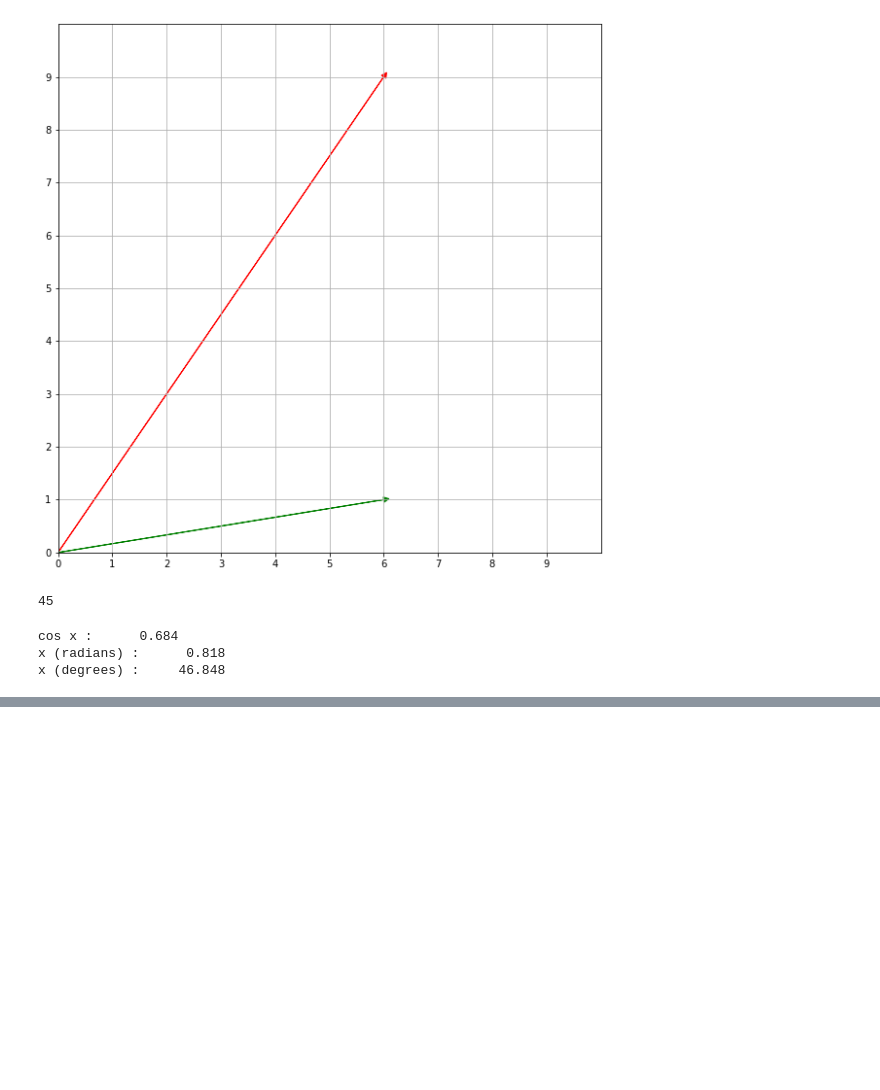
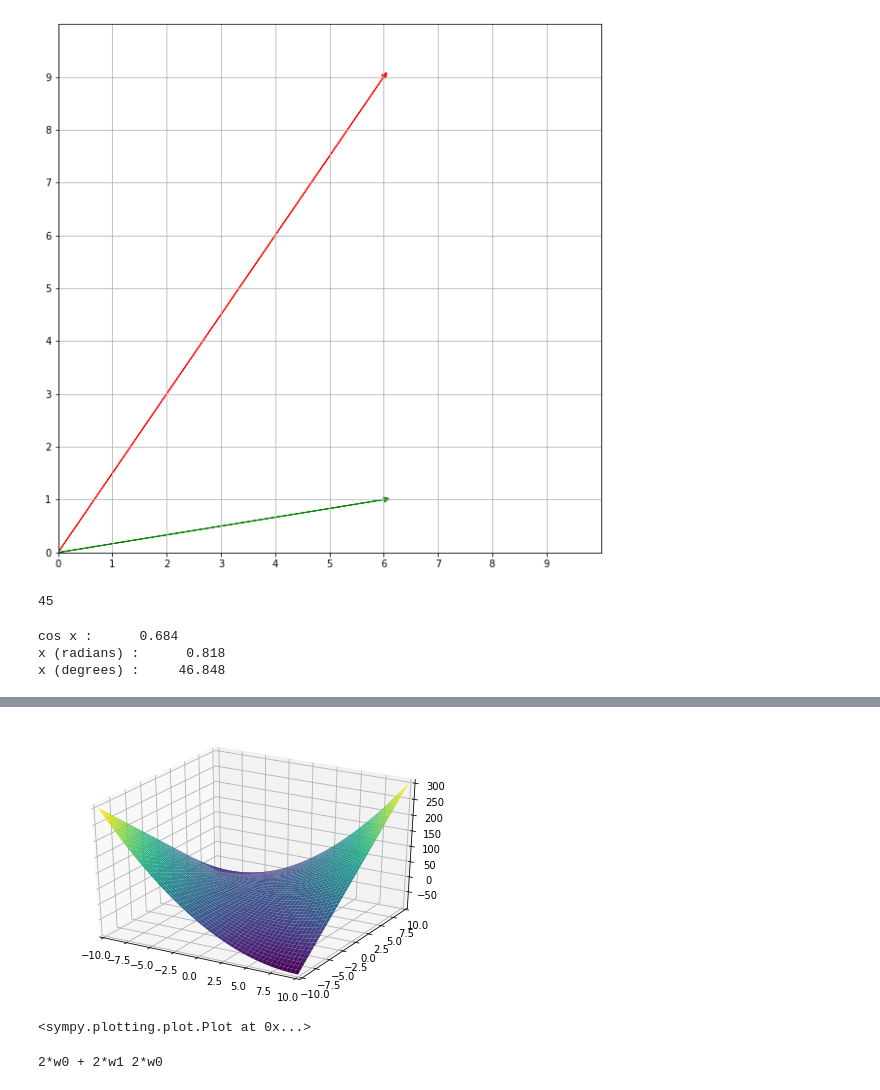
Before and after one commit to giyuntf2/CAU, a Jupyter notebook: Pythonで学ぶ機械学習の教科書/Chapter_4.ipynb, the cells around one changed output, grey strips where cells are left out. Saved outputs shown, nothing was run; the diff lists cells and outputs as text; code cells hidden in the pictures; blank space fills up the shorter version.

```diff
--- a/Pythonで学ぶ機械学習の教科書/Chapter_4.ipynb
+++ b/Pythonで学ぶ機械学習の教科書/Chapter_4.ipynb
@@ -284,0 +424,19 @@ x (degrees) :     46.848
+# %%
+from sympy import *
+import sympy as sy
+from sympy.plotting import plot3d
+
+x, y = sy.symbols('x y')
+plot3d(x**2 + 2*x*y + 3)
+# %% [output]
+[figure, added]
+<sympy.plotting.plot.Plot at 0x...>
+# %%
+w0, w1 = symbols('w0 w1')
+f = w0**2 + 2*w0*w1 + 3
+df_w0 = sy.diff(f,w0)
+df_w1 = sy.diff(f,w1)
+
+print(df_w0, df_w1)
+# %% [output]
+2*w0 + 2*w1 2*w0
```
Also changed, not shown: parts of 74 cells of this notebook.
